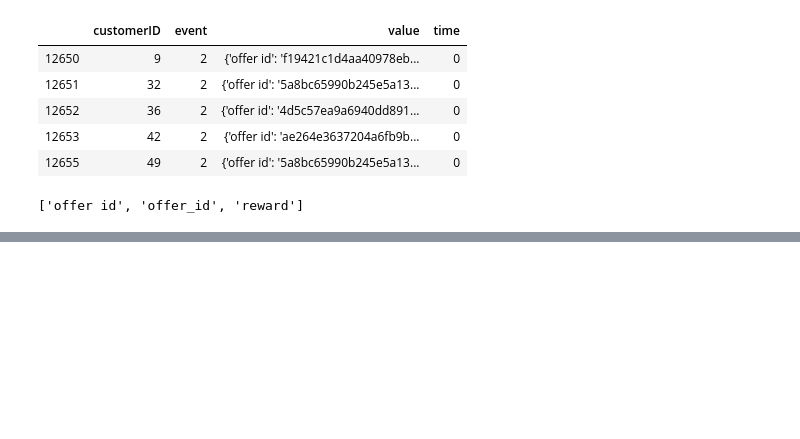
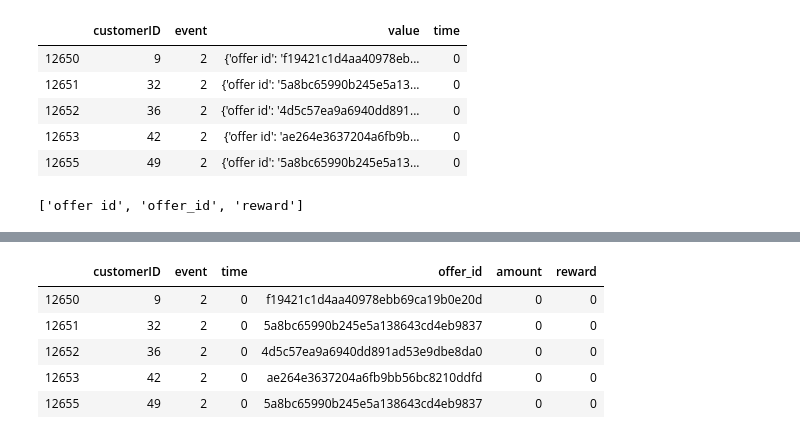
Before and after one commit to alserranor/StarbucksPromotion, a Jupyter notebook: Starbucks.ipynb, the cells around one changed output, grey strips where cells are left out. Saved outputs shown, nothing was run; the diff lists cells and outputs as text; code cells hidden in the pictures; blank space fills up the shorter version.

```diff
--- a/Starbucks.ipynb
+++ b/Starbucks.ipynb
@@ -706,0 +720,17 @@ print(valKeys)
+# %%
+# Assign N/A to NaN values in offer_id column
+dfTranscript['offer_id'] = dfTranscript['offer_id'].apply(lambda x: 'N/A' if x == '' else x)
+
+# Assign 0 to NaN values in reward column
+dfTranscript['reward'] = dfTranscript['reward'].apply(lambda x: 0 if x == 'NaN' else x)
+# %%
+# Drop the value column since it has already been classified
+dfTranscript.drop('value', axis = 1, inplace = True)
+dfTranscript.head()
+# %% [output]
+|  | customerID | event | time | offer_id | amount | reward |
+| 12650 | 9 | 2 | 0 | f19421c1d4aa40978ebb69ca19b0e20d | 0 | 0 |
+| 12651 | 32 | 2 | 0 | 5a8bc65990b245e5a138643cd4eb9837 | 0 | 0 |
+| 12652 | 36 | 2 | 0 | 4d5c57ea9a6940dd891ad53e9dbe8da0 | 0 | 0 |
+| 12653 | 42 | 2 | 0 | ae264e3637204a6fb9bb56bc8210ddfd | 0 | 0 |
+| 12655 | 49 | 2 | 0 | 5a8bc65990b245e5a138643cd4eb9837 | 0 | 0 |
```
Also changed, not shown: parts of 17 cells of this notebook.
